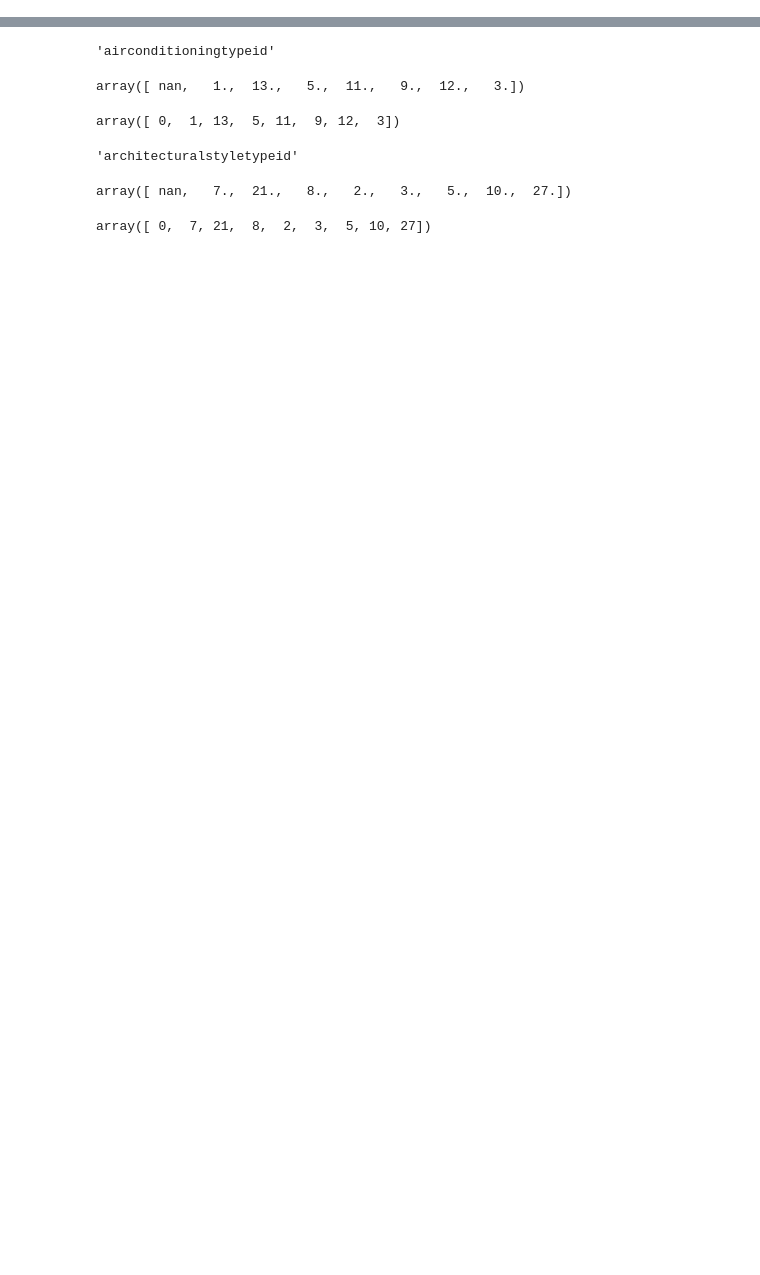
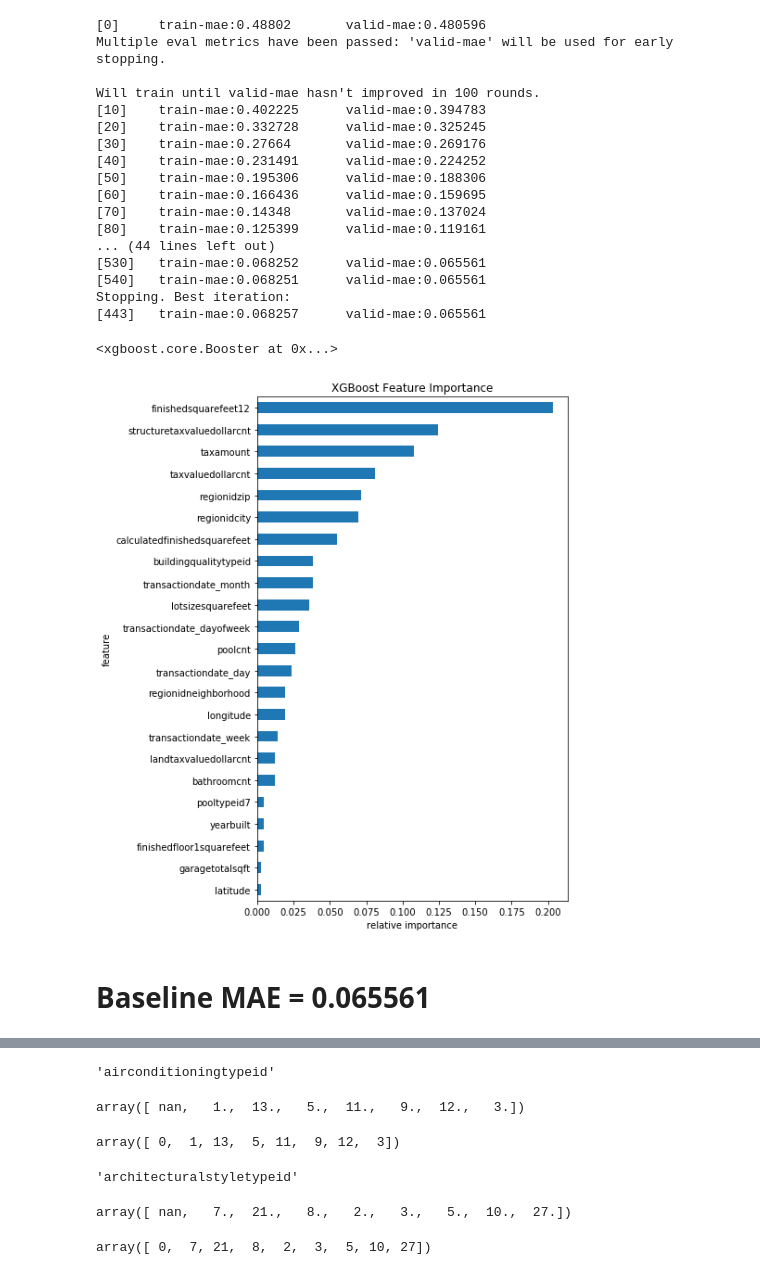
Before and after one commit to ibratface/dl_projects, a Jupyter notebook: zillow.ipynb, the cells around one changed output, grey strips where cells are left out. Saved outputs shown, nothing was run; the diff lists cells and outputs as text; code cells hidden in the pictures; blank space fills up the shorter version.

Commit message:
Cleaned up code for training and making submissions

```diff
--- a/zillow.ipynb
+++ b/zillow.ipynb
@@ -24,3 +142,27 @@ sample = pd.read_csv('zillow/sample_submission.csv')
+# %%
+train_predict(clean)
+# %% [output]
+[0]     train-mae:0.48802       valid-mae:0.480596
+Multiple eval metrics have been passed: 'valid-mae' will be used for early stopping.
+
+Will train until valid-mae hasn't improved in 100 rounds.
+[10]    train-mae:0.402225      valid-mae:0.394783
+[20]    train-mae:0.332728      valid-mae:0.325245
+[30]    train-mae:0.27664       valid-mae:0.269176
+[40]    train-mae:0.231491      valid-mae:0.224252
+[50]    train-mae:0.195306      valid-mae:0.188306
+[60]    train-mae:0.166436      valid-mae:0.159695
+[70]    train-mae:0.14348       valid-mae:0.137024
+[80]    train-mae:0.125399      valid-mae:0.119161
+... (44 lines left out)
+[530]   train-mae:0.068252      valid-mae:0.065561
+[540]   train-mae:0.068251      valid-mae:0.065561
+Stopping. Best iteration:
+[443]   train-mae:0.068257      valid-mae:0.065561
+<xgboost.core.Booster at 0x...>
+[figure, added]
+# %% [markdown]
+# Baseline MAE = 0.065561
 # %%
 # check if there are multiple transactions in a month
 
```
Also changed, not shown: parts of 29 cells of this notebook.
